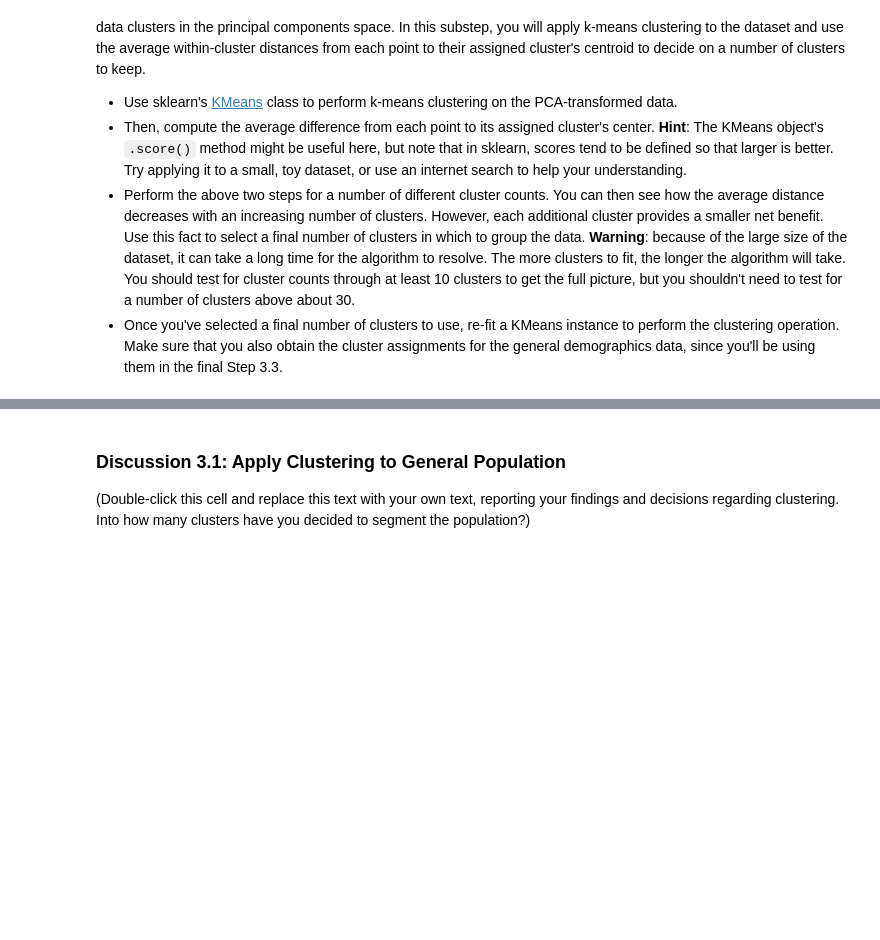
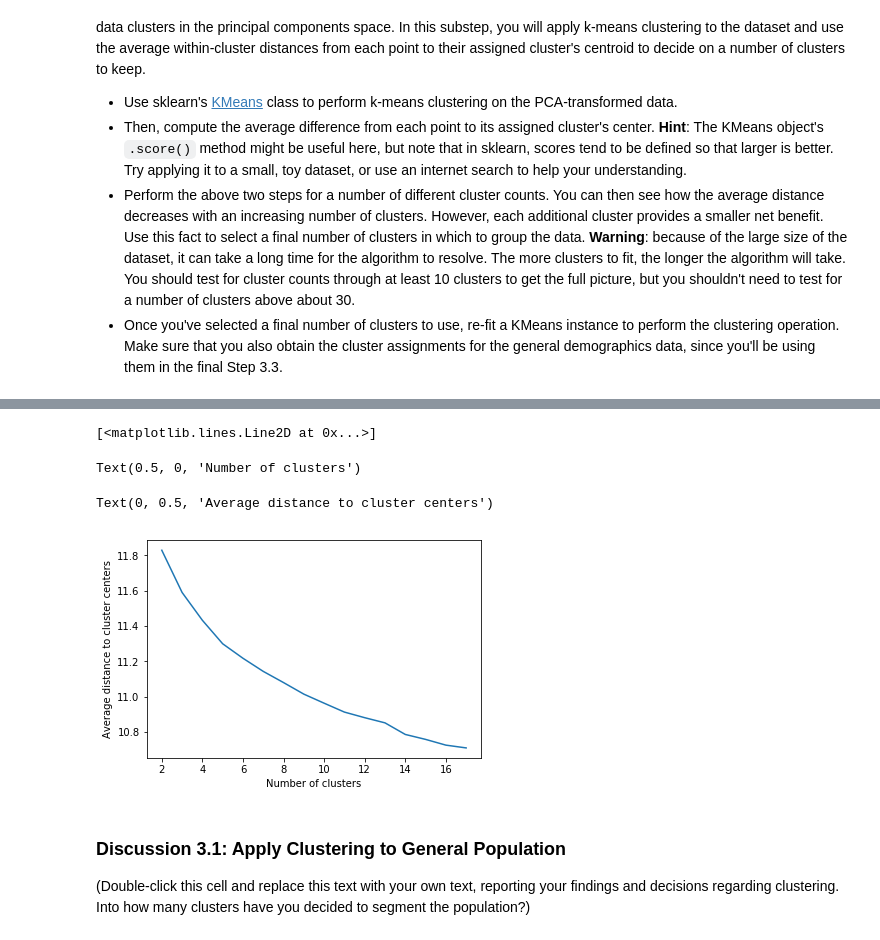
Before and after one commit to lukechen526/DSND_Term1, a Jupyter notebook: projects/p3_customer_segment/Identify_Customer_Segments_solution.ipynb, the cells around one changed output, grey strips where cells are left out. Cells and saved outputs as stored; diff of their text form; code cells hidden in the pictures; blank space fills up the shorter version.

```diff
--- a/projects/p3_customer_segment/Identify_Customer_Segments_solution.ipynb
+++ b/projects/p3_customer_segment/Identify_Customer_Segments_solution.ipynb
@@ -898,0 +891,15 @@ You've assessed and cleaned the demographics data, then scaled and transformed t
+# %%
+from sklearn.cluster import KMeans
+
+avg_cluster_dist = []
+n_clusters = []
+
+for n in range(2, 20):
+    kmeans = KMeans(n)
+    kmeans.fit(X_pca_min)
+
+    # Calculate the sqrt of the average of the squared distance
+    dist_ = np.sqrt(kmeans.inertia_ / len(X_pca_min))
+
+    n_clusters.append(n)
+    avg_cluster_dist.append(dist_)
@@ -899,6 +944,16 @@ You've assessed and cleaned the demographics data, then scaled and transformed t
 # %%
 # Investigate the change in within-cluster distance across number of clusters.
 # HINT: Use matplotlib's plot function to visualize this relationship.
+
+plt.plot(n_clusters, avg_cluster_dist)
+plt.xlabel("Number of clusters")
+plt.ylabel("Average distance to cluster centers")
+plt.show()
+# %% [output]
+[<matplotlib.lines.Line2D at 0x...>]
+Text(0.5, 0, 'Number of clusters')
+Text(0, 0.5, 'Average distance to cluster centers')
+[figure, added]
 # %%
 # Re-fit the k-means model with the selected number of clusters and obtain
 # cluster predictions for the general population demographics data.
```
Also changed, not shown: parts of 3 cells of this notebook.
